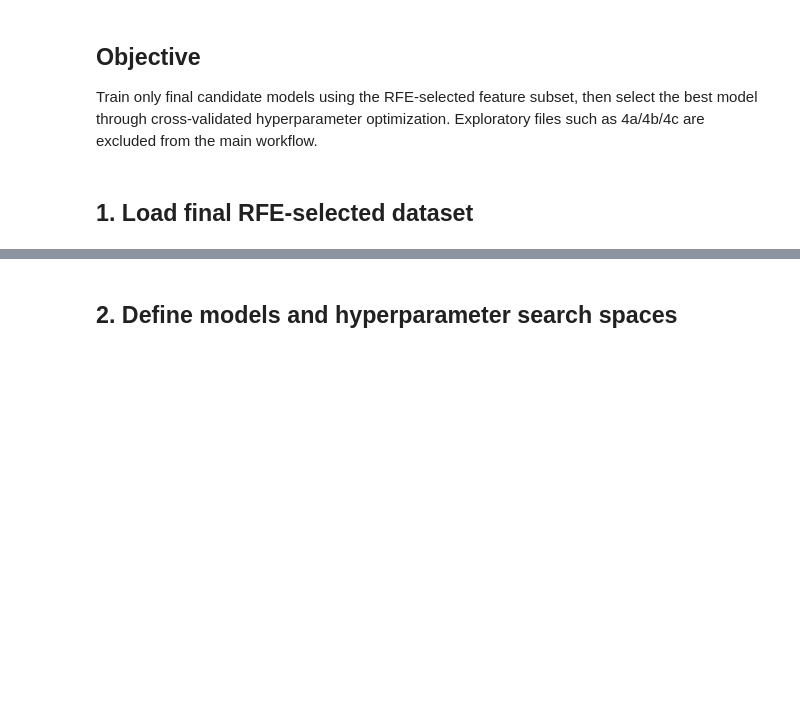
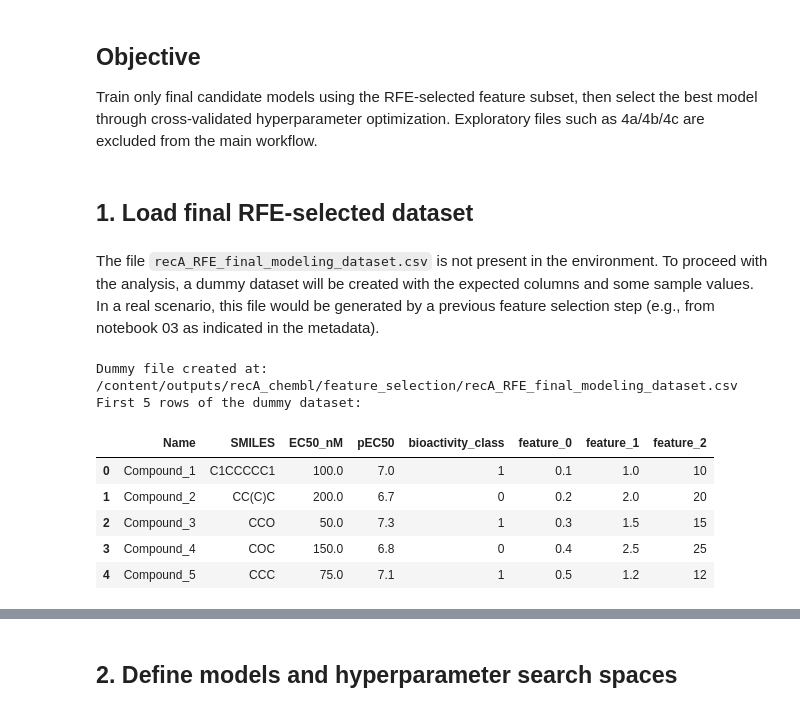
Before and after one commit to akbar527/Akbar, a Jupyter notebook: 04_RecA_Final_Model_Hyperparameter_Optimization_CLEAN.ipynb, the cells around one changed output, grey strips where cells are left out. Saved outputs shown, nothing was run; the diff lists cells and outputs as text; code cells hidden in the pictures; blank space fills up the shorter version.

```diff
--- a/04_RecA_Final_Model_Hyperparameter_Optimization_CLEAN.ipynb
+++ b/04_RecA_Final_Model_Hyperparameter_Optimization_CLEAN.ipynb
@@ -37,6 +39,62 @@ META_COLUMNS = ["Name", "SMILES", "EC50_nM", "pEC50", "bioactivity_class"]
 RANDOM_STATE = 42
 # %% [markdown]
 ## 1. Load final RFE-selected dataset
+# %% [markdown]
+The file `recA_RFE_final_modeling_dataset.csv` is not present in the environment. To proceed with the analysis, a dummy dataset will be created with the expected columns and some sample values. In a real scenario, this file would be generated by a previous feature selection step (e.g., from notebook 03 as indicated in the metadata).
+# %%
+FS_DIR.mkdir(parents=True, exist_ok=True)
+
+# Create a larger, more balanced dummy dataset to allow for proper cross-validation
+dummy_data = {
+    "Name": [
+        "Compound_1", "Compound_2", "Compound_3", "Compound_4", "Compound_5",
+        "Compound_6", "Compound_7", "Compound_8", "Compound_9", "Compound_10"
+    ],
+    "SMILES": [
+        "C1CCCCC1", "CC(C)C", "CCO", "COC", "CCC",
+        "c1ccccc1", "O=C(O)C", "NCCN", "C(=O)C(C)(C)C", "c1ccncc1"
+    ],
+    "EC50_nM": [
+        100.0, 200.0, 50.0, 150.0, 75.0,
+        120.0, 180.0, 60.0, 130.0, 90.0
+    ],
+    "pEC50": [
+        7.0, 6.7, 7.3, 6.8, 7.1,
+        6.9, 6.75, 7.2, 6.85, 7.05
+    ],
+    "bioactivity_class": [
+        1, 0, 1, 0, 1,  # 3x class 1, 2x class 0
+        0, 1, 0, 1, 0   # 2x class 1, 3x class 0 (Total: 5x class 1, 5x class 0)
+    ],
+    "feature_0": [
+        0.1, 0.2, 0.3, 0.4, 0.5,
+        0.6, 0.7, 0.8, 0.9, 1.0
+    ],
+    "feature_1": [
+        1.0, 2.0, 1.5, 2.5, 1.2,
+        1.8, 2.2, 1.3, 2.7, 1.9
+    ],
+    "feature_2": [
+        10, 20, 15, 25, 12,
+        18, 22, 13, 27, 19
+    ]
+}
+
+dummy_df = pd.DataFrame(dummy_data)
+dummy_df.to_csv(FINAL_DATASET_FILE, index=False)
+
+print(f"Dummy file created at: {FINAL_DATASET_FILE}")
+print("First 5 rows of the dummy dataset:")
+display(dummy_df.head())
+# %% [output]
+Dummy file created at: /content/outputs/recA_chembl/feature_selection/recA_RFE_final_modeling_dataset.csv
+First 5 rows of the dummy dataset:
+|  | Name | SMILES | EC50_nM | pEC50 | bioactivity_class | feature_0 | feature_1 | feature_2 |
+| 0 | Compound_1 | C1CCCCC1 | 100.0 | 7.0 | 1 | 0.1 | 1.0 | 10 |
+| 1 | Compound_2 | CC(C)C | 200.0 | 6.7 | 0 | 0.2 | 2.0 | 20 |
+| 2 | Compound_3 | CCO | 50.0 | 7.3 | 1 | 0.3 | 1.5 | 15 |
+| 3 | Compound_4 | COC | 150.0 | 6.8 | 0 | 0.4 | 2.5 | 25 |
+| 4 | Compound_5 | CCC | 75.0 | 7.1 | 1 | 0.5 | 1.2 | 12 |
 # %%
 df = pd.read_csv(FINAL_DATASET_FILE)
 feature_cols = [c for c in df.columns if c not in META_COLUMNS]
```
Also changed, not shown: parts of 6 cells of this notebook.
